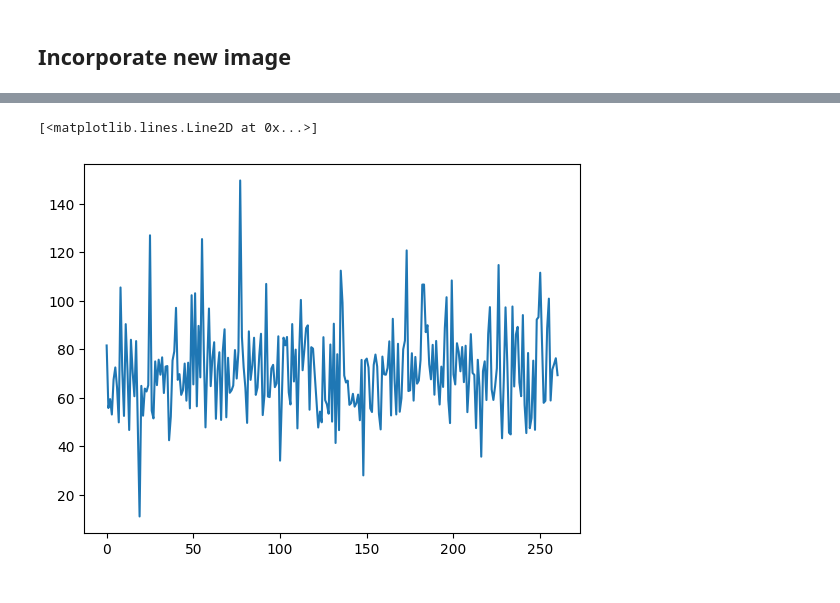
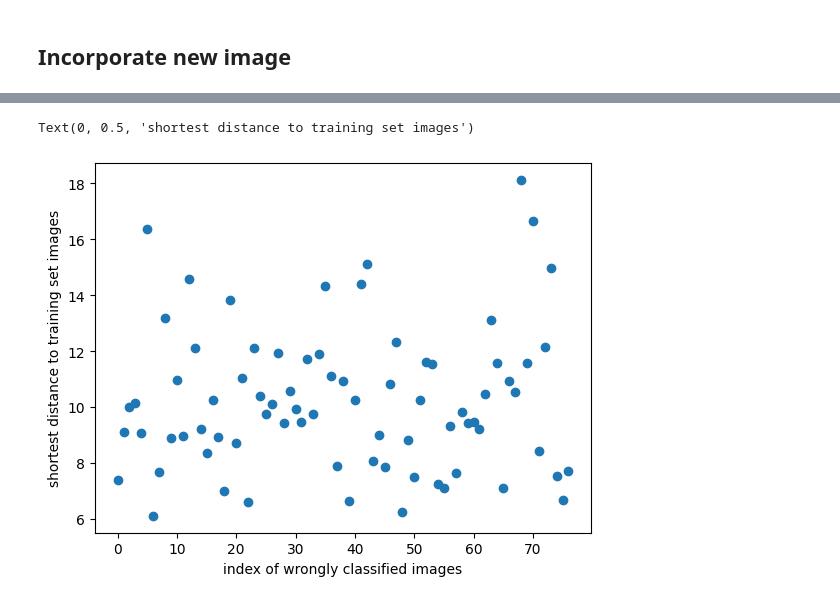
Before and after one commit to YRT777/7404-eigenfaces-elderversion, a Jupyter notebook: eigenfaces.ipynb, the cells around one changed output, grey strips where cells are left out. Drawn from its saved outputs; the diff is of its cells as text; code cells hidden in the pictures.

```diff
--- a/eigenfaces.ipynb
+++ b/eigenfaces.ipynb
@@ -112,7 +110,7 @@ def cov_matrix(X, mean):
     # Quesiton: d eigenvalues VS N eigenvalues?
 
     # cov = np.dot(sub, sub.T)
-    # return cov / len(X)
+    return cov / len(X)
 # %%
 cov = cov_matrix(X, mean)
 is_symmetric = np.allclose(cov, cov.T)
@@ -144,14 +142,13 @@ def eigen(X, mean):
         eigvec = np.load('eigvec.npy')
     return eigval, eigvec
 
-    # eigval, eigvec = LA.eigh(cov)
-    # # Convert to the original eigenvectors, (d, N)
-    # eigvec = np.dot(X.T, eigvec)
-    # # Get norms of each row
-    # row_norm = LA.norm(eigvec, axis=1)
-    # # Reshape to broadcast
-    # eigvec = eigvec / row_norm.reshape(-1, 1)
-    # return eigval, eigvec
+    #eigval, eigvec = LA.eigh(cov)
+    # Convert to the original eigenvectors, (d, N)
+    #eigvec = np.dot(X.T, eigvec)
+    # Get norms of each row
+    eigvec = eigvec / LA.norm(eigvec)
+
+    return eigval, eigvec
 # %%
 eigval, eigvec = eigen(X, mean)
 print("Eigenvalues shape:", eigval.shape)
@@ -416,5 +408,10 @@ plt.plot(m)
-# %%
-plt.plot(m1)
-# %% [output]
-[<matplotlib.lines.Line2D at 0x...>]
-[figure, removed]
+# %%
+o=range(np.shape(m)[0])
+o=np.array(o)
+m=np.array(m)
+plt.scatter(o,m)
+plt.xlabel('index of wrongly classified images')
+plt.ylabel('shortest distance to training set images')
+# %% [output]
+Text(0, 0.5, 'shortest distance to training set images')
+[figure, added]
```
Also changed, not shown: parts of 11 cells of this notebook.
